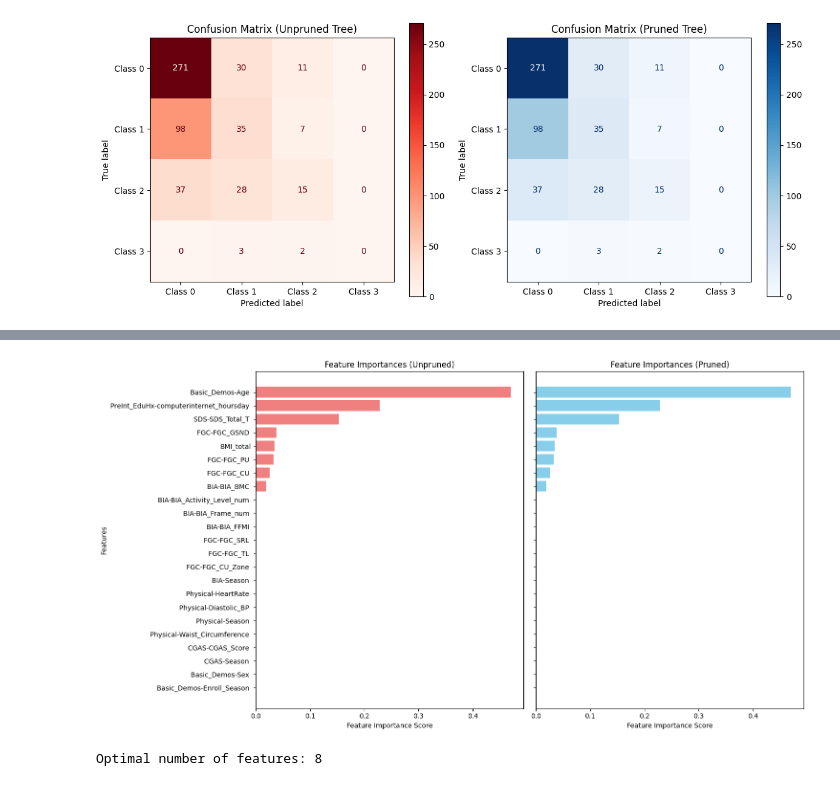
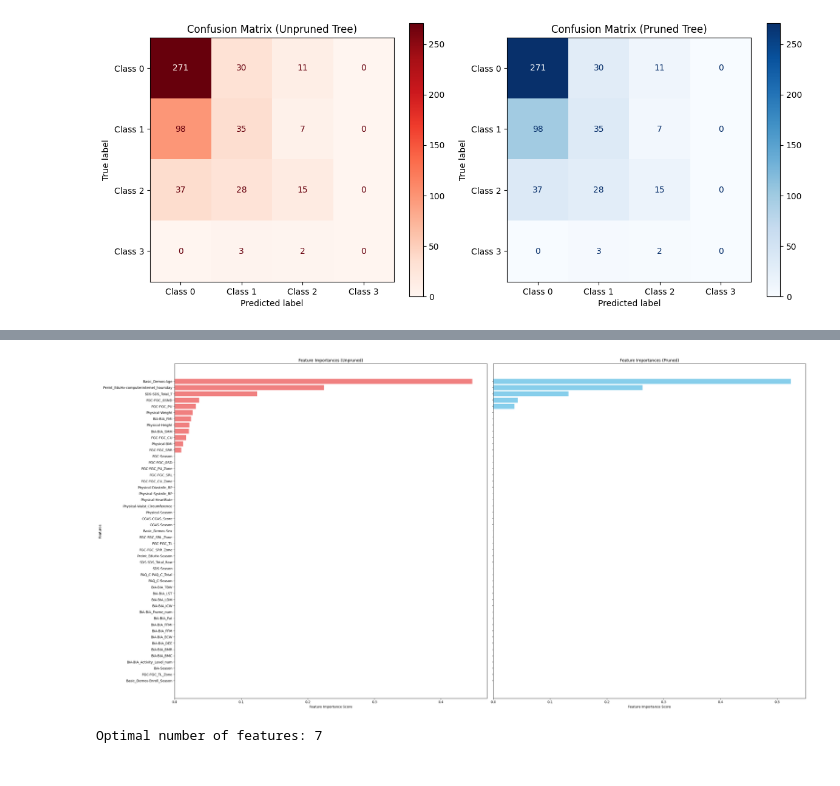
Before and after one commit to Gabri03ele/Child_Mind_Institute, a Jupyter notebook: main.ipynb, the cells around one changed output, grey strips where cells are left out. Saved outputs shown, nothing was run; the diff lists cells and outputs as text; code cells hidden in the pictures.

```diff
--- a/main.ipynb
+++ b/main.ipynb
@@ -189,0 +171,6 @@ plt.show()
+# %%
+# Sistolica > diastolica
+import pandas as pd
+
+X = df.drop(columns=['sii'])
+y = df['sii']
@@ -190,8 +207,9 @@ plt.show()
 # %%
 # Droppiamo le feature con una correlazione > di 0.7 o < di -0.7 -> Troppo correlate tra loro
 import pandas as pd
+# la colonna sii è derivata direttamente dalle colonne PCIAT-PCIAT_* -> non possiamo tenerle in considerazione
 
-threshold = 0.6
+threshold = 0.7
 
 while True:
     corr_matrix = X.corr()  # Ricalcola la matrice di correlazione
@@ -394,18 +355,0 @@ Best parameters: {'min_samples_split': 50, 'min_samples_leaf': 90, 'max_features
-# %%
-print(random_search.best_estimator_)
-best_tree = random_search.best_estimator_
-best_tree.fit(X_train80, y_train80)
-
-train_acc = accuracy_score(y_true=y_train80, y_pred=best_tree.predict(X_train80))
-test_acc = accuracy_score(y_true=y_test20, y_pred=best_tree.predict(X_test20))
-print(f"Train Accuracy: {train_acc:.3f}")
-print(f"Test Accuracy: {test_acc:.3f}")
-
-scores = cross_val_score(best_tree, X_train80, y_train80, cv=20, scoring='accuracy')
-print(f"Cross-Validation Accuracy: {scores.mean():.4f} ± {scores.std():.4f}")
-
-feature_importances = best_tree.feature_importances_
-importance_df = pd.Series(feature_importances, index=X_train80.columns).sort_values(ascending=False)
-
-print("Top features based on importance:")
-print(importance_df.head(10))
@@ -431,21 +357,15 @@ dtype: float64
 from sklearn.model_selection import GridSearchCV
 
 param_grid = {
-    'criterion': ['entropy'],  # Keep the best criterion from RandomizedSearchCV
-    'max_depth': [None, 45, 50, 55, 65],  # Try specific depths around the best one
-    'min_samples_split': [40, 45, 50, 55, 60],  # Keep narrow for now
-    'min_samples_leaf': [80, 85, 90, 105, 100],  # Try specific leaf sizes
-    'max_features': [None],  # Keep exploring common values
-    # 'min_weight_fraction_leaf': [0.03, 0.04, 0.05, 0.06, 0.07]
+    'criterion': ['gini', 'entropy'],  # Keep the best criterion from RandomizedSearchCV
+    'min_samples_leaf': [10, 25, 50, 100, 150, 200, 300],  # Try specific leaf sizes
+    'min_impurity_decrease': [0.0, 0.01, 0.03, 0.05, 0.07, 0.1],
 }
 
 tree = DecisionTreeClassifier(random_state=42)
 grid_search = GridSearchCV(estimator=tree, param_grid=param_grid, cv=20, scoring="accuracy", n_jobs=-1)
-from sklearn.utils.class_weight import compute_sample_weight
 
-# Compute weights based on class distribution
-sample_weights = compute_sample_weight(class_weight="balanced", y=y_train80)
-grid_search.fit(X_train80, y_train80, sample_weight=sample_weights)
+grid_search.fit(X_train80, y_train80)
 
 print("Best parameters:", grid_search.best_params_)
 # %% [output]
@@ -696,55 +582,51 @@ import matplotlib.pyplot as plt
 
 # Feature importances for both trees
 importances_unpruned = best_tree.feature_importances_
 importances_pruned = dt_pruned.feature_importances_
 
 # Sort feature importances
 sorted_idx_unpruned = np.argsort(importances_unpruned)[::-1]
 sorted_idx_pruned = np.argsort(importances_pruned)[::-1]
 
 sorted_features_unpruned = X_train80.columns[sorted_idx_unpruned]
 sorted_features_pruned = X_train80.columns[sorted_idx_pruned]
 
 # Create subplots
-fig, axes = plt.subplots(1, 2, figsize=(15, 8), sharey=True)
+fig, axes = plt.subplots(1, 2, figsize=(30, 15), sharey=True)
 
 # Unpruned tree plot
 axes[0].barh(sorted_features_unpruned, importances_unpruned[sorted_idx_unpruned], color='lightcoral')
 axes[0].set_xlabel("Feature Importance Score")
 axes[0].set_ylabel("Features")
 axes[0].set_title("Feature Importances (Unpruned)")
 axes[0].invert_yaxis()
 
 # Pruned tree plot
 axes[1].barh(sorted_features_pruned, importances_pruned[sorted_idx_pruned], color='skyblue')
 axes[1].set_xlabel("Feature Importance Score")
 axes[1].set_title("Feature Importances (Pruned)")
 
 # Show the combined plot
 plt.tight_layout()
 plt.show()
 # %% [output]
-[figure, old version]
+[figure, new version]
 # %%
 from sklearn.feature_selection import RFECV
-from sklearn.model_selection import StratifiedKFold
-
-min_features_to_select = 1  # Minimum number of features to consider
-cv = StratifiedKFold(20)
 
 rfecv = RFECV(
-    estimator=best_tree,
+    estimator=dt_pruned,
     step=1,
-    cv=cv,
+    cv=20,
     scoring="accuracy",
-    min_features_to_select=min_features_to_select,
+    min_features_to_select=1,
     n_jobs=2,
 )
 rfecv.fit(X_train80, y_train80)
 
 print(f"Optimal number of features: {rfecv.n_features_}")
 # %% [output]
-Optimal number of features: 8
+Optimal number of features: 7
 # %%
 import matplotlib.pyplot as plt
 import pandas as pd
```
Also changed, not shown: parts of 47 cells of this notebook, 2 other files.
